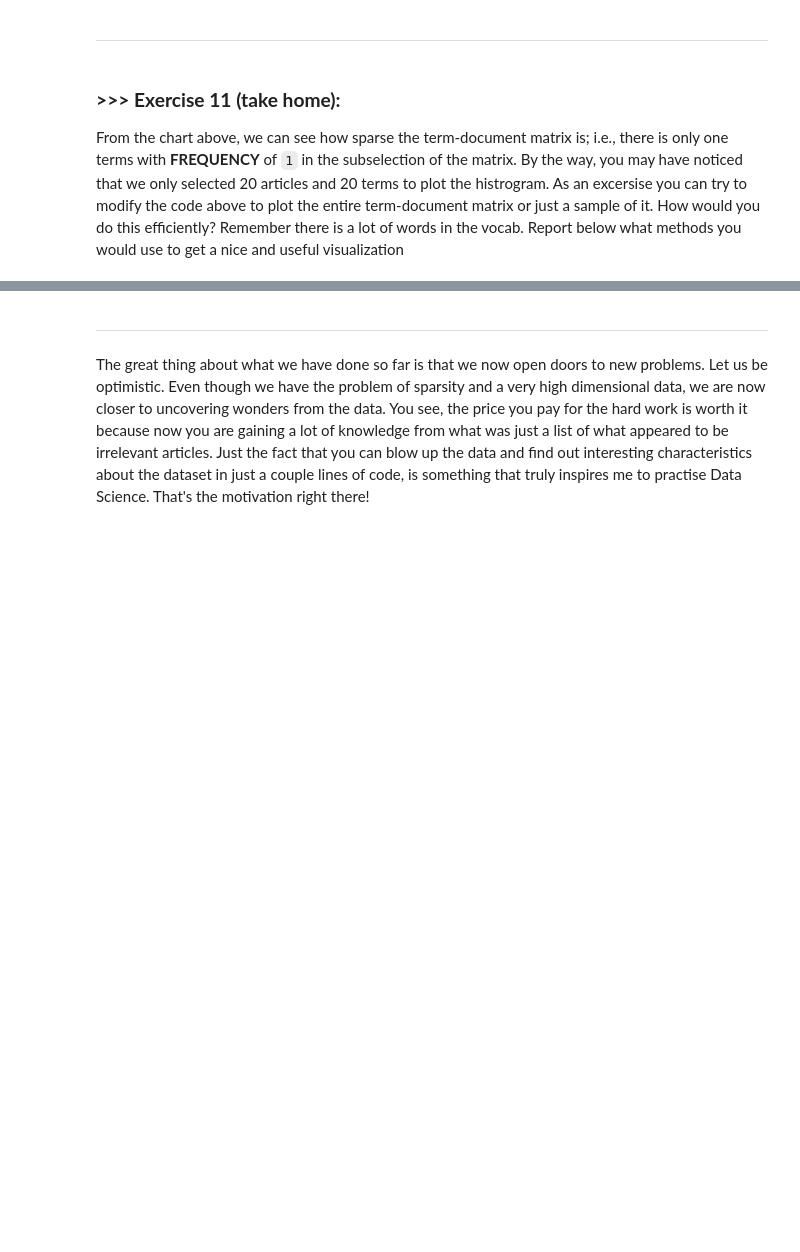
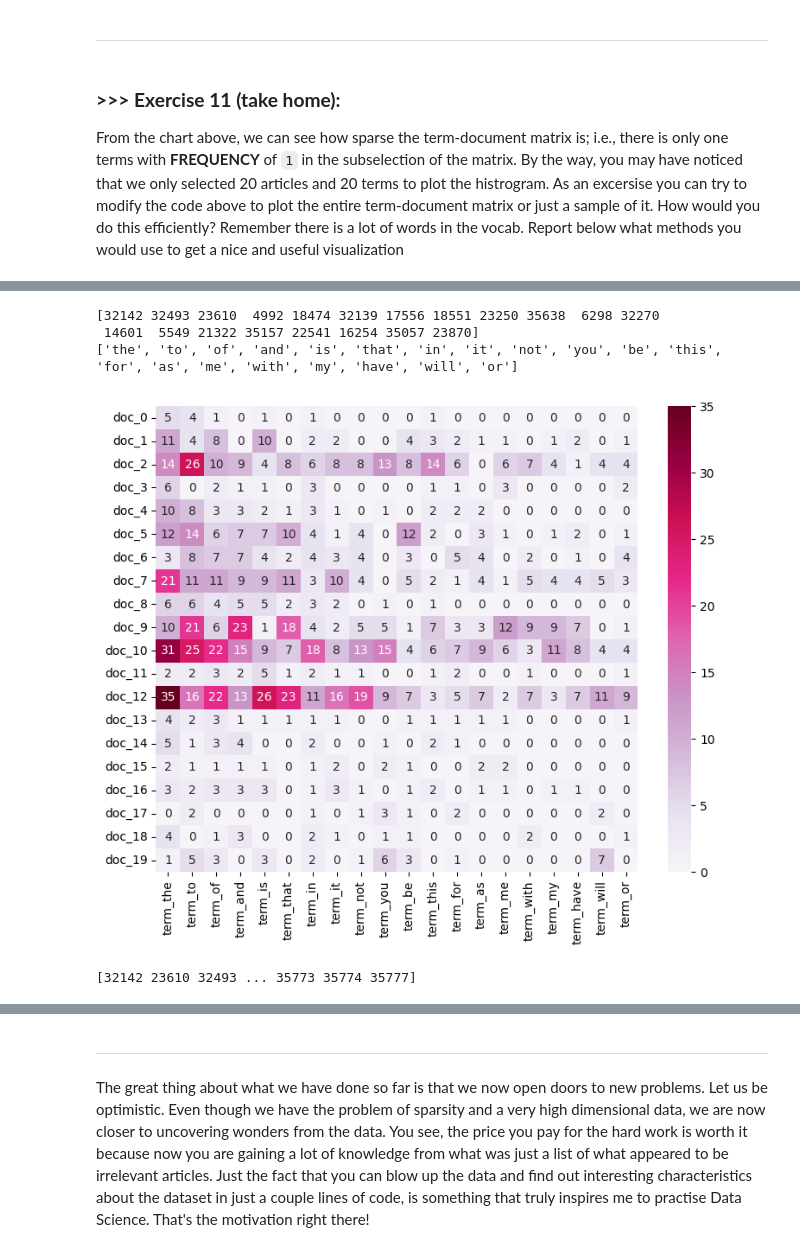
Before and after one commit to Jjoanna54/DM2024-Lab1-Master, a Jupyter notebook: DM2024-Lab1-Master.ipynb, the cells around one changed output, grey strips where cells are left out. Cells and saved outputs as stored; diff of their text form; code cells hidden in the pictures; blank space fills up the shorter version.

```diff
--- a/DM2024-Lab1-Master.ipynb
+++ b/DM2024-Lab1-Master.ipynb
@@ -1601,0 +1644,55 @@ From the chart above, we can see how sparse the term-document matrix is; i.e., t
+# %%
+# find the index of the token that is use the most (top 20) for the first 20 documents
+
+# 1. sum the X_counts along the axis=0
+# 2. sort the sum in descending order
+# 3. get the top 20 index
+top_20_index = np.argsort(X_counts[0:20].toarray().sum(axis=0))[::-1][:20]
+print(top_20_index)
+
+# get the top 20 token
+top_20_token = [count_vect.get_feature_names_out()[i] for i in top_20_index]
+print(top_20_token)
+
+# plot it with heatmap
+top_20_x = ["term_"+str(i) for i in top_20_token]
+top_20_y = ["doc_"+ str(i) for i in list(X.index)[0:20]]
+top_20_z = X_counts[0:20, top_20_index].toarray()
+df_todraw = pd.DataFrame(top_20_z, columns = top_20_x, index = top_20_y)
+vmax_value = max(top_20_z.flatten())
+plt.subplots(figsize=(9, 7))
+ax = sns.heatmap(df_todraw,
+                 cmap="PuRd",
+                 vmin=0, vmax=vmax_value, annot=True)
+# %% [output]
+[32142 32493 23610  4992 18474 32139 17556 18551 23250 35638  6298 32270
+ 14601  5549 21322 35157 22541 16254 35057 23870]
+['the', 'to', 'of', 'and', 'is', 'that', 'in', 'it', 'not', 'you', 'be', 'this', 'for', 'as', 'me', 'with', 'my', 'have', 'will', 'or']
+[figure, added]
+# %%
+# find the index of the token that is use the most (top 20)
+
+# 1. sum the X_counts along the axis=0
+# 2. sort the sum in descending order
+# 3. get the top 20 index
+top_20_index = np.argsort(X_counts.toarray().sum(axis=0))[::-1][::]
+print(top_20_index)
+
+# get the top 20 token
+top_20_token = [count_vect.get_feature_names_out()[i] for i in top_20_index]
+print(top_20_token)
+
+# plot it with heatmap
+top_20_x = ["term_"+str(i) for i in top_20_token]
+
+# plot the first 20 documents with the top 20 token
+top_20_y = ["doc_"+ str(i) for i in list(X.index)[0:20]]
+top_20_z = X_counts[0:20, top_20_index].toarray()
+df_todraw = pd.DataFrame(top_20_z, columns = top_20_x, index = top_20_y)
+vmax_value = max(top_20_z.flatten())
+plt.subplots(figsize=(9, 7))
+ax = sns.heatmap(df_todraw,
+                 cmap="PuRd",
+                 vmin=0, vmax=vmax_value, annot=True)
+# %% [output]
+[32142 23610 32493 ... 35773 35774 35777]
```
Also changed, not shown: parts of 5 cells of this notebook.
